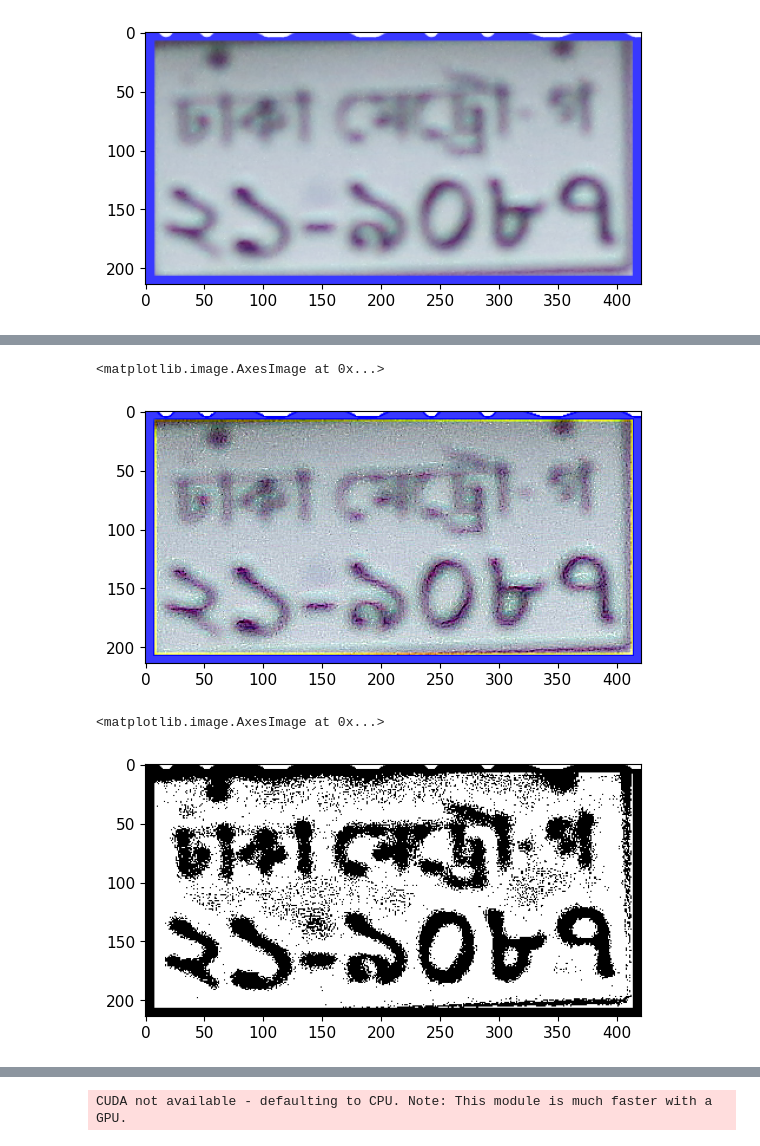
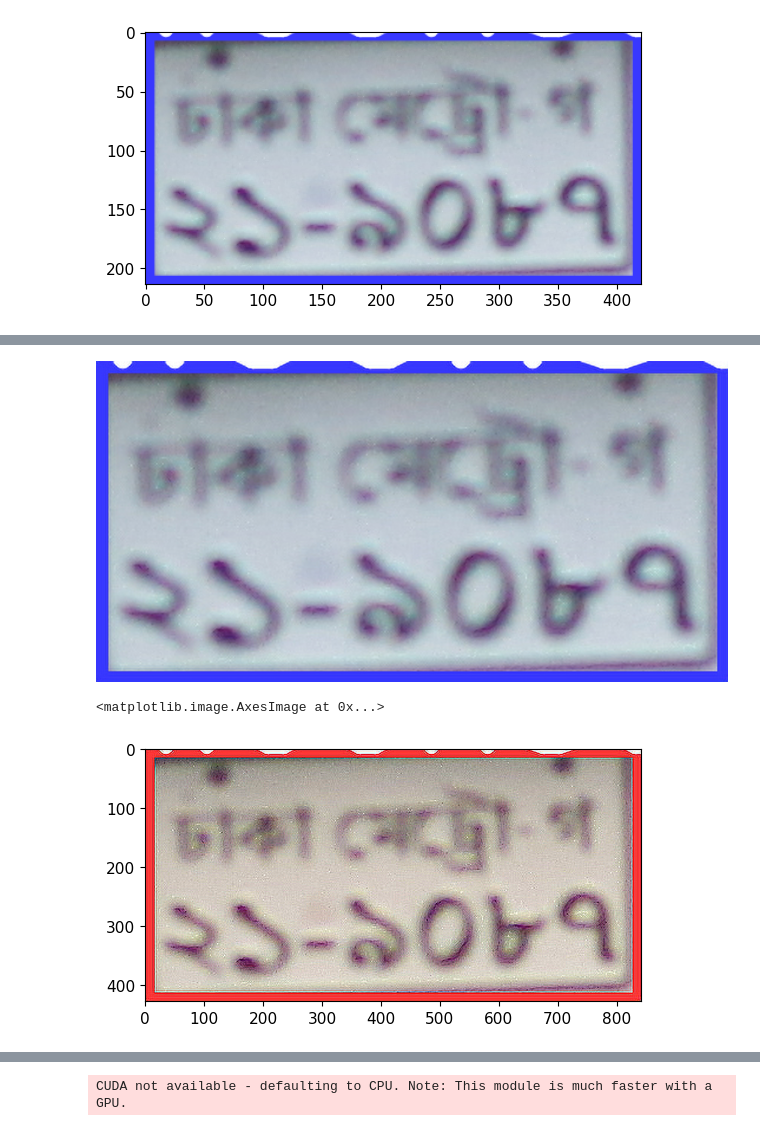
Before and after one commit to rahem1983/CSE_498r, a Jupyter notebook: Yolo_test_0.01.ipynb, the cells around one changed output, grey strips where cells are left out. Drawn from its saved outputs; the diff is of its cells as text; code cells hidden in the pictures.

```diff
--- a/Yolo_test_0.01.ipynb
+++ b/Yolo_test_0.01.ipynb
@@ -140,3 +168,16 @@ plt.imshow(cv2.cvtColor(cropped_image, cv2.COLOR_BGR2RGB))
 # %% [output]
 <matplotlib.image.AxesImage at 0x...>
 [figure]
+# %%
+#Image upscaling using ISR
+
+
+from ISR.models import RDN
+
+img = cv2.cvtColor(np.array(cropped_image), cv2.COLOR_RGB2BGR)
+lr_img = np.array(img)
+
+rdn = RDN(weights='psnr-small')
+sr_img = rdn.predict(lr_img)
+Image.fromarray(sr_img)
+# %% [output]
@@ -143,20 +185,12 @@ plt.imshow(cv2.cvtColor(cropped_image, cv2.COLOR_BGR2RGB))
+[figure, added]
 # %%
-# Sharp process 1 (not good enough)
+# Sharp process 1
 
 filter = np.array([[-1, -1, -1], [-1, 9, -1], [-1, -1, -1]])
 # Applying cv2.filter2D function
-sharpen_img = cv2.filter2D(cropped_image,-1,filter)
+sharpen_img = cv2.filter2D(sr_img,-1,filter)
 plt.imshow(cv2.cvtColor(sharpen_img, cv2.COLOR_BGR2RGB))
 # %% [output]
 <matplotlib.image.AxesImage at 0x...>
-[figure, old version]
+[figure, new version]
-# %%
-# using adaptive threshold (not good enough)
-
-cropped = cv2.cvtColor(sharp_img, cv2.COLOR_BGR2GRAY)
-adaptive = cv2.adaptiveThreshold(cropped, 255, cv2.ADAPTIVE_THRESH_GAUSSIAN_C, cv2.THRESH_BINARY, 81,4)
-plt.imshow(cv2.cvtColor(adaptive, cv2.COLOR_BGR2RGB))
-# %% [output]
-<matplotlib.image.AxesImage at 0x...>
-[figure, removed]
 # %%
```
Also changed, not shown: parts of 11 cells of this notebook, 1 other file.
